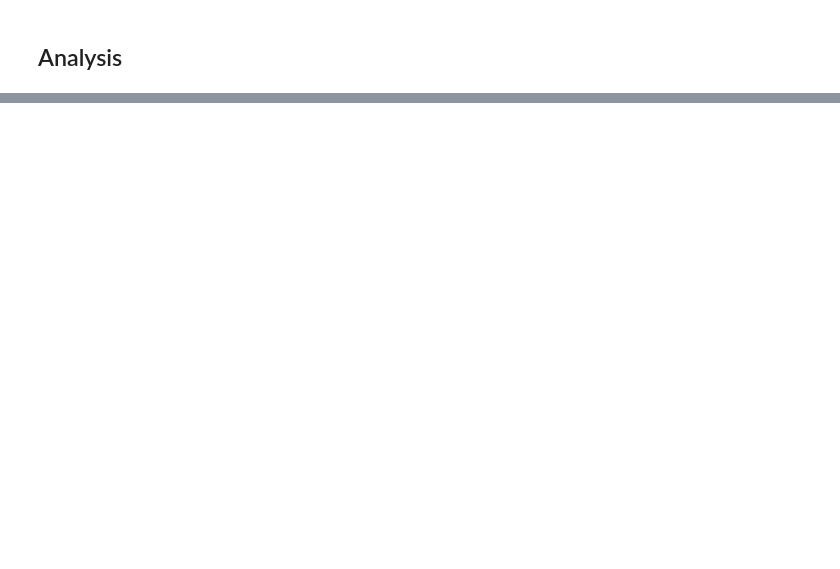
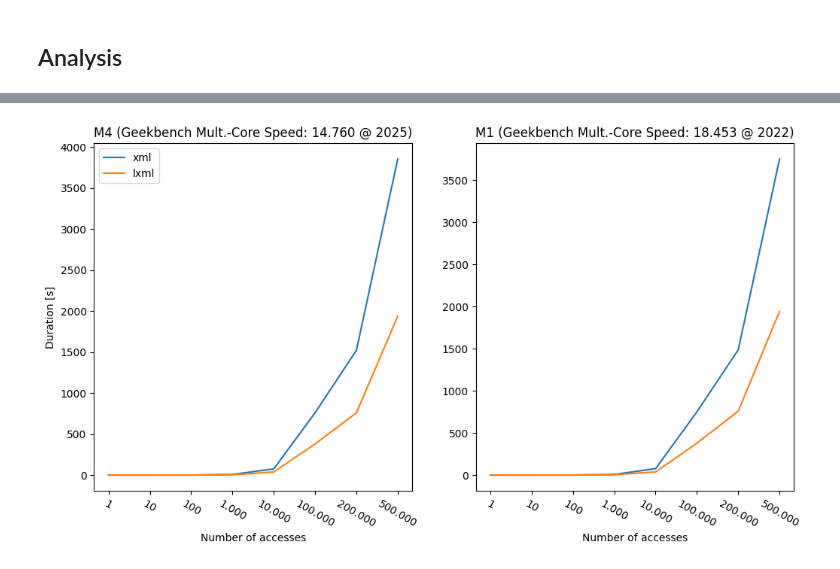
Before and after one commit to elektrobohemian/courses, a Jupyter notebook: data_management/polyglot_db_challenge.ipynb, the cells around one changed output, grey strips where cells are left out. Saved outputs shown, nothing was run; the diff lists cells and outputs as text; code cells hidden in the pictures; blank space fills up the shorter version.

```diff
--- a/data_management/polyglot_db_challenge.ipynb
+++ b/data_management/polyglot_db_challenge.ipynb
@@ -1032,0 +1111,64 @@ Saved last at: 2026-05-14 12:51:12.862147
+# %%
+c2_path="../data/m1/df.pickle"
+c1_path="../data/m4/df.pickle"
+c2_title="M1 (Geekbench Mult.-Core Speed: 18.453 @ 2022)"
+c1_title="M4 (Geekbench Mult.-Core Speed: 14.760 @ 2025)"
+
+comparison_possible=False
+if os.path.exists(c1_path) and os.path.exists(c2_path):
+    c1=pickle.load(open(c1_path, "rb"))
+    c2=pickle.load(open(c2_path, "rb"))
+    comparison_possible=True
+else:
+    print("☠️ Data not available. Comparison will not be possible!")
+
+if comparison_possible:
+    c1_xml=c1[(c1['db']=='xml') | (c1['db']=='lxml')]
+    c2_xml=c2[(c2['db']=='xml') | (c2['db']=='lxml')]
+
+    cols1 = [c for c in c1_xml.columns if c != 'db']
+    categories1=[f"{x:,.0f}".replace(',', '.') for x in cols1]
+    cols2 = [c for c in c2_xml.columns if c != 'db']
+    categories2=[f"{x:,.0f}".replace(',', '.') for x in cols2]
+
+    # actual plotting
+    fig, ax = plt.subplots(1, 2, figsize=(12, 6))
+
+    for _, row in c1_xml.iterrows():
+        ax[0].plot(categories1, row[cols1], label=row['db'])
+
+    ax[0].tick_params(axis='x',labelrotation=330,labelleft=True)
+    ax[0].set_xlabel("Number of accesses")
+    ax[0].set_ylabel("Duration [s]")
+    ax[0].set_title(c1_title)
+
+    y_val1=c1_xml[c1_xml['db']=='xml'][500000][0]
+    #ax[0].annotate("{:.2f}".format(y_val1).replace(".",","),xy=(7, y_val1), xytext=(3, y_val1), arrowprops=dict(arrowstyle="->"),horizontalalignment='right', verticalalignment='top')
+    y_val1_lxml=c1_xml[c1_xml['db']=='lxml'][500000][1]
+    #ax[0].annotate("{:.2f}".format(y_val1_lxml).replace(".",","),xy=(7, y_val1_lxml), xytext=(3, y_val1_lxml), arrowprops=dict(arrowstyle="->"),horizontalalignment='right', verticalalignment='top')
+
+    ax[0].legend()
+
+    for _, row in c2_xml.iterrows():
+        ax[1].plot(categories2, row[cols2], label=row['db'])
+
+    ax[1].tick_params(axis='x',labelrotation=330,labelleft=True)
+
+    ax[1].set_xlabel("Number of accesses")
+    #ax[1].set_ylabel("Duration [s]")
+    ax[1].set_title(c2_title)
+
+
+    y_val2=c2_xml[c2_xml['db']=='xml'][500000][0]
+    #ax[1].annotate("{:.2f}".format(y_val2).replace(".",","),xy=(7, y_val2), xytext=(3, y_val2), arrowprops=dict(arrowstyle="->"),horizontalalignment='right', verticalalignment='top')
+
+    y_val2_lxml=c2_xml[c2_xml['db']=='lxml'][500000][1]
+    #ax[1].annotate("{:.2f}".format(y_val2_lxml).replace(".",","),xy=(7, y_val2_lxml), xytext=(3, y_val2_lxml), arrowprops=dict(arrowstyle="->"),horizontalalignment='right', verticalalignment='top')
+
+
+    plt.savefig('../data/plots/comp_performance_all_xml.pdf')
+    plt.show()
+else:
+    print("☠️ Data not available. Comparison will not be possible!")
+# %% [output]
+[figure, added]
```
Also changed, not shown: parts of 35 cells of this notebook, 8 other files.
